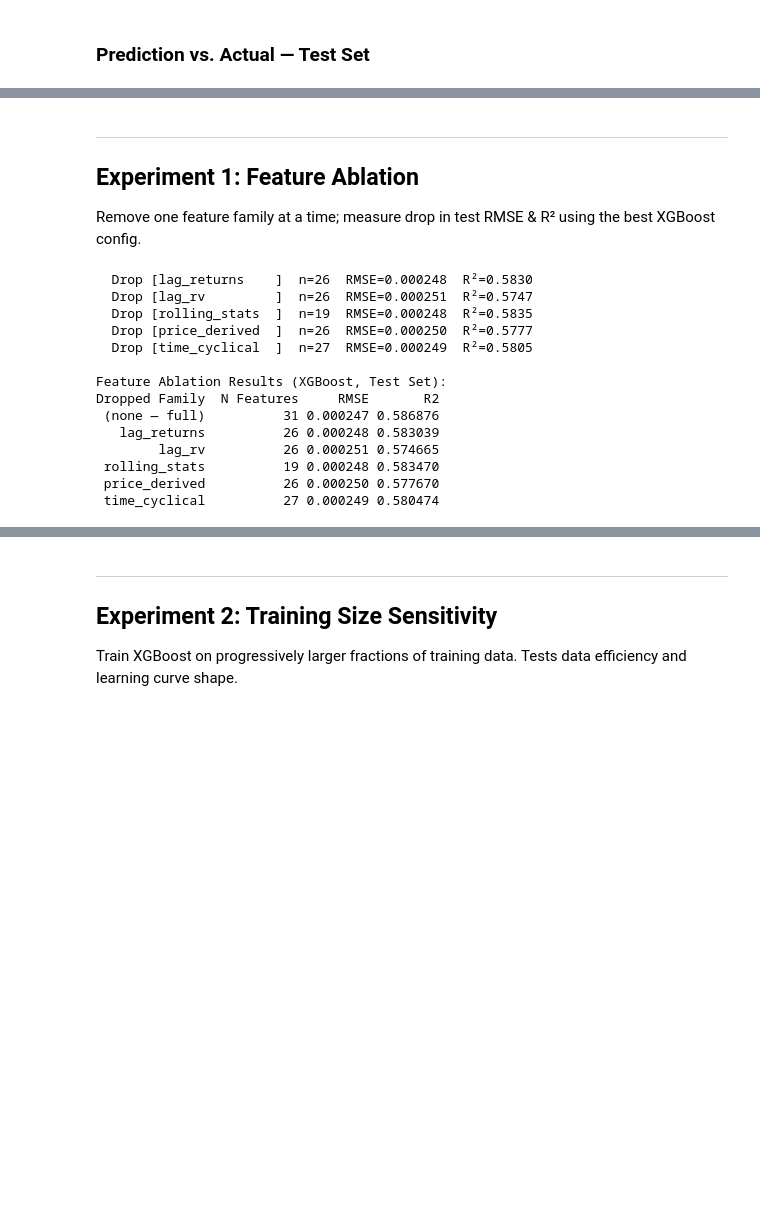
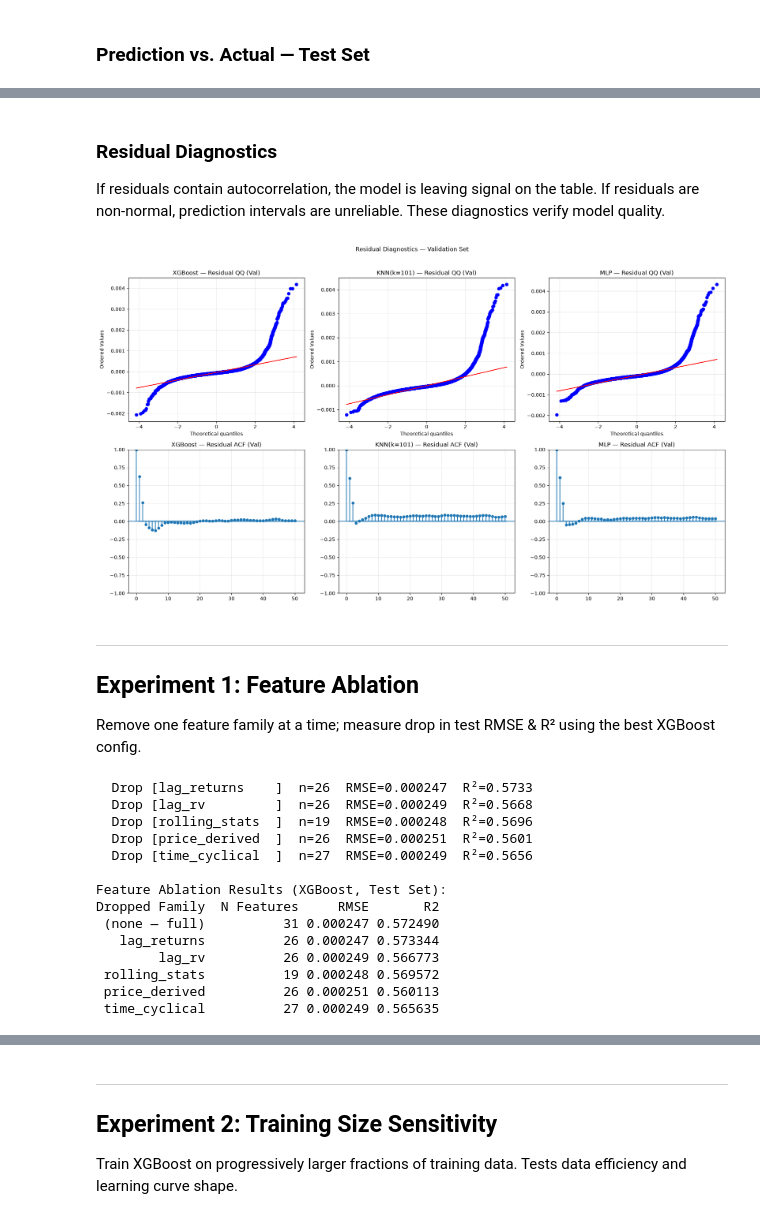
Before and after one commit to Samubrine/fp-ml, a Jupyter notebook: btc_volatility_forecasting.ipynb, the cells around one changed output, grey strips where cells are left out. Cells and saved outputs as stored; diff of their text form; code cells hidden in the pictures; blank space fills up the shorter version.

```diff
--- a/btc_volatility_forecasting.ipynb
+++ b/btc_volatility_forecasting.ipynb
@@ -632,8 +662,10 @@ Best k: 101,  best val RMSE: 0.000300
 # %% [markdown]
 ### KNN — Final Evaluation
 # %%
-knn_val_pred  = best_knn_model.predict(X_val_s)
-knn_test_pred = best_knn_model.predict(X_test_s)
+# Test inference with best k — reuse PyTorch GPU KNN
+X_test_t = torch.tensor(X_test_s, dtype=torch.float32).to(device)
+knn_val_pred  = pytorch_knn_regressor(X_train_t, y_train_t, X_val_t, k=best_k, batch_size=2048)
+knn_test_pred = pytorch_knn_regressor(X_train_t, y_train_t, X_test_t, k=best_k, batch_size=2048)
 
 knn_val_metrics  = evaluate(yva, knn_val_pred,  f'KNN(k={best_k}) — Val')
 knn_test_metrics = evaluate(yte, knn_test_pred, f'KNN(k={best_k}) — Test')
@@ -828,3 +862,37 @@ plt.show()
+# %% [markdown]
+### Residual Diagnostics
+
+If residuals contain autocorrelation, the model is leaving signal on the table. If residuals are non-normal, prediction intervals are unreliable. These diagnostics verify model quality.
+# %%
+from scipy import stats
+from statsmodels.graphics.tsaplots import plot_acf
+import warnings
+warnings.filterwarnings('ignore', category=DeprecationWarning)
+
+resids = {
+    'XGBoost': yva - xgb_val_pred,
+    f'KNN(k={best_k})': yva - knn_val_pred,
+    'MLP': yva - mlp_val_pred,
+}
+
+fig, axes = plt.subplots(2, 3, figsize=(18, 10))
+
+for i, (name, resid) in enumerate(resids.items()):
+    # QQ Plot
+    stats.probplot(resid[::10], dist="norm", plot=axes[0, i])
+    axes[0, i].set_title(f'{name} — Residual QQ (Val)')
+    axes[0, i].grid(True, alpha=0.3)
+
+    # ACF Plot
+    plot_acf(resid[::10], lags=50, ax=axes[1, i], alpha=0.05)
+    axes[1, i].set_title(f'{name} — Residual ACF (Val)')
+    axes[1, i].grid(True, alpha=0.3)
+
+plt.suptitle('Residual Diagnostics — Validation Set', y=1.02)
+plt.tight_layout()
+plt.show()
+# %% [output]
+[figure, added]
 # %% [markdown]
 ---
 ## Experiment 1: Feature Ablation
@@ -852,6 +920,7 @@ for drop_family, drop_cols in families.items():
     abl_params = {
         'objective': 'reg:squarederror',
         'tree_method': 'hist',
+        'device': 'cpu',
         'eval_metric': 'rmse',
         'seed': SEED,
         **best_xgb_params,
@@ -887,20 +956,20 @@ abl_df = pd.concat([
 print('\nFeature Ablation Results (XGBoost, Test Set):')
 print(abl_df.to_string(index=False))
 # %% [output]
-  Drop [lag_returns    ]  n=26  RMSE=0.000248  R²=0.5830
-  Drop [lag_rv         ]  n=26  RMSE=0.000251  R²=0.5747
-  Drop [rolling_stats  ]  n=19  RMSE=0.000248  R²=0.5835
-  Drop [price_derived  ]  n=26  RMSE=0.000250  R²=0.5777
-  Drop [time_cyclical  ]  n=27  RMSE=0.000249  R²=0.5805
+  Drop [lag_returns    ]  n=26  RMSE=0.000247  R²=0.5733
+  Drop [lag_rv         ]  n=26  RMSE=0.000249  R²=0.5668
+  Drop [rolling_stats  ]  n=19  RMSE=0.000248  R²=0.5696
+  Drop [price_derived  ]  n=26  RMSE=0.000251  R²=0.5601
+  Drop [time_cyclical  ]  n=27  RMSE=0.000249  R²=0.5656
 
 Feature Ablation Results (XGBoost, Test Set):
 Dropped Family  N Features     RMSE       R2
- (none — full)          31 0.000247 0.586876
-   lag_returns          26 0.000248 0.583039
-        lag_rv          26 0.000251 0.574665
- rolling_stats          19 0.000248 0.583470
- price_derived          26 0.000250 0.577670
- time_cyclical          27 0.000249 0.580474
+ (none — full)          31 0.000247 0.572490
+   lag_returns          26 0.000247 0.573344
+        lag_rv          26 0.000249 0.566773
+ rolling_stats          19 0.000248 0.569572
+ price_derived          26 0.000251 0.560113
+ time_cyclical          27 0.000249 0.565635
 # %%
 fig, axes = plt.subplots(1, 2, figsize=(14, 5))
 
```
Also changed, not shown: parts of 21 cells of this notebook, 4 other files.
